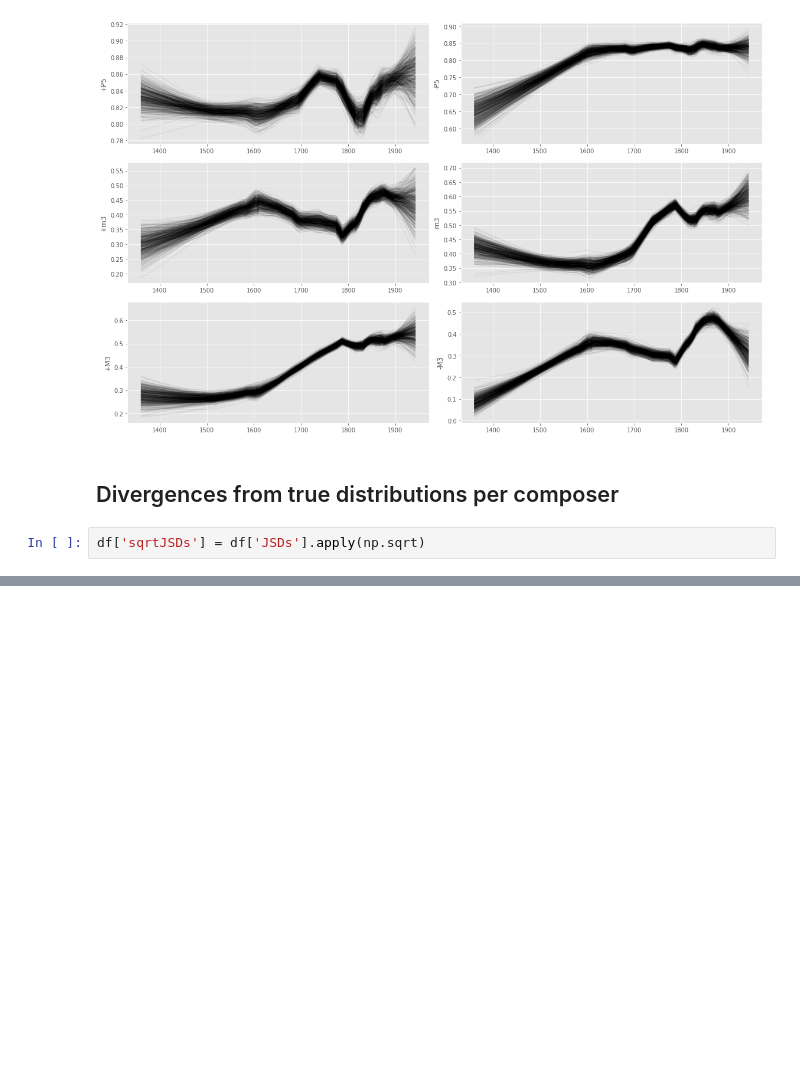
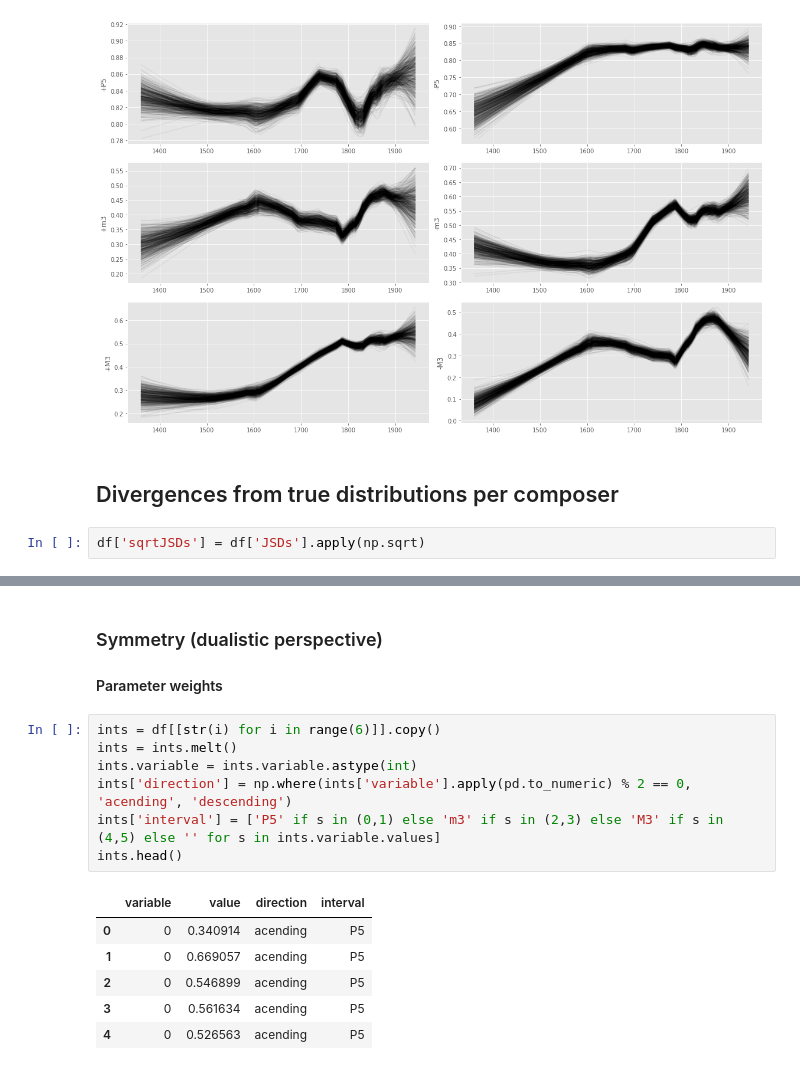
Before and after one commit to DCMLab/tonal-diffusion-model, a Jupyter notebook: analysis.ipynb, the cells around one changed output, grey strips where cells are left out. Cells and saved outputs as stored; diff of their text form; blank space fills up the shorter version.

```diff
--- a/analysis.ipynb
+++ b/analysis.ipynb
@@ -168,2 +174,19 @@ sqrtJSD                                              0.450485
 sqrtJSDs                                             0.450485
 Name: 858, dtype: object
+# %% [markdown]
+### Symmetry (dualistic perspective)
+#### Parameter weights
+# %%
+ints = df[[str(i) for i in range(6)]].copy()
+ints = ints.melt()
+ints.variable = ints.variable.astype(int)
+ints['direction'] = np.where(ints['variable'].apply(pd.to_numeric) % 2 == 0, 'acending', 'descending')
+ints['interval'] = ['P5' if s in (0,1) else 'm3' if s in (2,3) else 'M3' if s in (4,5) else '' for s in ints.variable.values]
+ints.head()
+# %% [output]
+|  | variable | value | direction | interval |
+| 0 | 0 | 0.340914 | acending | P5 |
+| 1 | 0 | 0.669057 | acending | P5 |
+| 2 | 0 | 0.546899 | acending | P5 |
+| 3 | 0 | 0.561634 | acending | P5 |
+| 4 | 0 | 0.526563 | acending | P5 |
```
Also changed, not shown: parts of 10 cells of this notebook, 30 other files.
